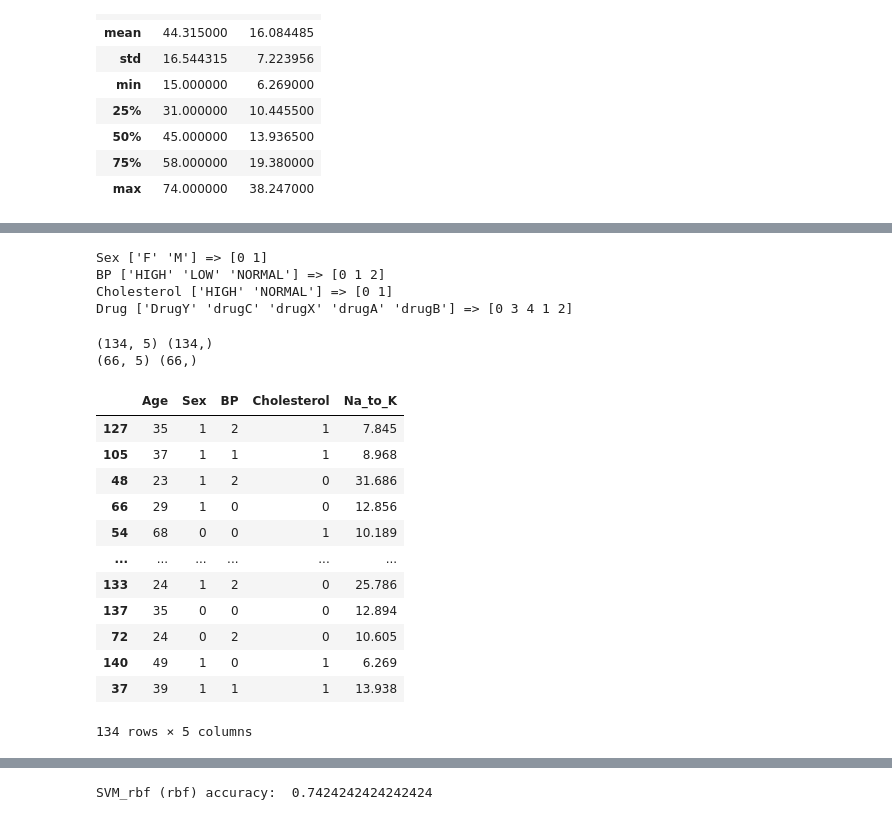
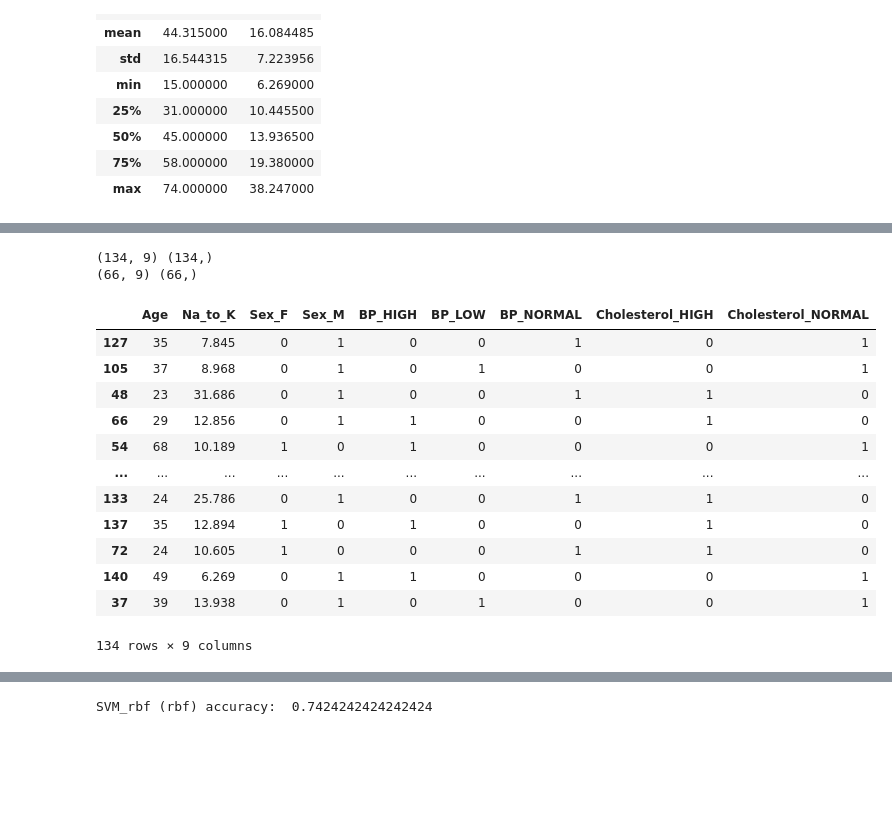
Before and after one commit to olehsamoilenko/PythonDS, a Jupyter notebook: Classification/drugs.ipynb, the cells around one changed output, grey strips where cells are left out. Saved outputs shown, nothing was run; the diff lists cells and outputs as text; code cells hidden in the pictures; blank space fills up the shorter version.

```diff
--- a/Classification/drugs.ipynb
+++ b/Classification/drugs.ipynb
@@ -73,43 +73,33 @@ drugC    16
 Name: Drug, dtype: int64
-# %%
-from sklearn.preprocessing import LabelEncoder
-
-df_int = df.copy()
-for col in ['Sex', 'BP', 'Cholesterol', 'Drug']:
-    df_int[col] = LabelEncoder().fit_transform(df[col])
-    print(col, df[col].unique(), '=>', df_int[col].unique())
-# %% [output]
-Sex ['F' 'M'] => [0 1]
-BP ['HIGH' 'LOW' 'NORMAL'] => [0 1 2]
-Cholesterol ['HIGH' 'NORMAL'] => [0 1]
-Drug ['DrugY' 'drugC' 'drugX' 'drugA' 'drugB'] => [0 3 4 1 2]
 # %%
 from sklearn.model_selection import train_test_split
+from sklearn.preprocessing import LabelEncoder
 
-X = df_int[['Age', 'Sex', 'BP', 'Cholesterol', 'Na_to_K']]
-Y = df_int['Drug']
+le = LabelEncoder()
+X = pd.get_dummies(df[['Age', 'Sex', 'BP', 'Cholesterol', 'Na_to_K']])
+Y = le.fit_transform(df['Drug'])
 
 X_train, X_test, Y_train, Y_test = train_test_split(X, Y, random_state=1, test_size=0.33)
 print(X_train.shape, Y_train.shape)
 print(X_test.shape, Y_test.shape)
 
 X_train
 # %% [output]
-(134, 5) (134,)
-(66, 5) (66,)
+(134, 9) (134,)
+(66, 9) (66,)
-|  | Age | Sex | BP | Cholesterol | Na_to_K |
-| 127 | 35 | 1 | 2 | 1 | 7.845 |
-| 105 | 37 | 1 | 1 | 1 | 8.968 |
-| 48 | 23 | 1 | 2 | 0 | 31.686 |
-| 66 | 29 | 1 | 0 | 0 | 12.856 |
-| 54 | 68 | 0 | 0 | 1 | 10.189 |
-| ... | ... | ... | ... | ... | ... |
-| 133 | 24 | 1 | 2 | 0 | 25.786 |
-| 137 | 35 | 0 | 0 | 0 | 12.894 |
-| 72 | 24 | 0 | 2 | 0 | 10.605 |
-| 140 | 49 | 1 | 0 | 1 | 6.269 |
-| 37 | 39 | 1 | 1 | 1 | 13.938 |
+|  | Age | Na_to_K | Sex_F | Sex_M | BP_HIGH | BP_LOW | BP_NORMAL | Cholesterol_HIGH | Cholesterol_NORMAL |
+| 127 | 35 | 7.845 | 0 | 1 | 0 | 0 | 1 | 0 | 1 |
+| 105 | 37 | 8.968 | 0 | 1 | 0 | 1 | 0 | 0 | 1 |
+| 48 | 23 | 31.686 | 0 | 1 | 0 | 0 | 1 | 1 | 0 |
+| 66 | 29 | 12.856 | 0 | 1 | 1 | 0 | 0 | 1 | 0 |
+| 54 | 68 | 10.189 | 1 | 0 | 1 | 0 | 0 | 0 | 1 |
+| ... | ... | ... | ... | ... | ... | ... | ... | ... | ... |
+| 133 | 24 | 25.786 | 0 | 1 | 0 | 0 | 1 | 1 | 0 |
+| 137 | 35 | 12.894 | 1 | 0 | 1 | 0 | 0 | 1 | 0 |
+| 72 | 24 | 10.605 | 1 | 0 | 0 | 0 | 1 | 1 | 0 |
+| 140 | 49 | 6.269 | 0 | 1 | 1 | 0 | 0 | 0 | 1 |
+| 37 | 39 | 13.938 | 0 | 1 | 0 | 1 | 0 | 0 | 1 |
-134 rows × 5 columns
+134 rows × 9 columns
 # %%
 from sklearn.svm import SVC
 from sklearn.metrics import confusion_matrix
```
Also changed, not shown: parts of 13 cells of this notebook.
